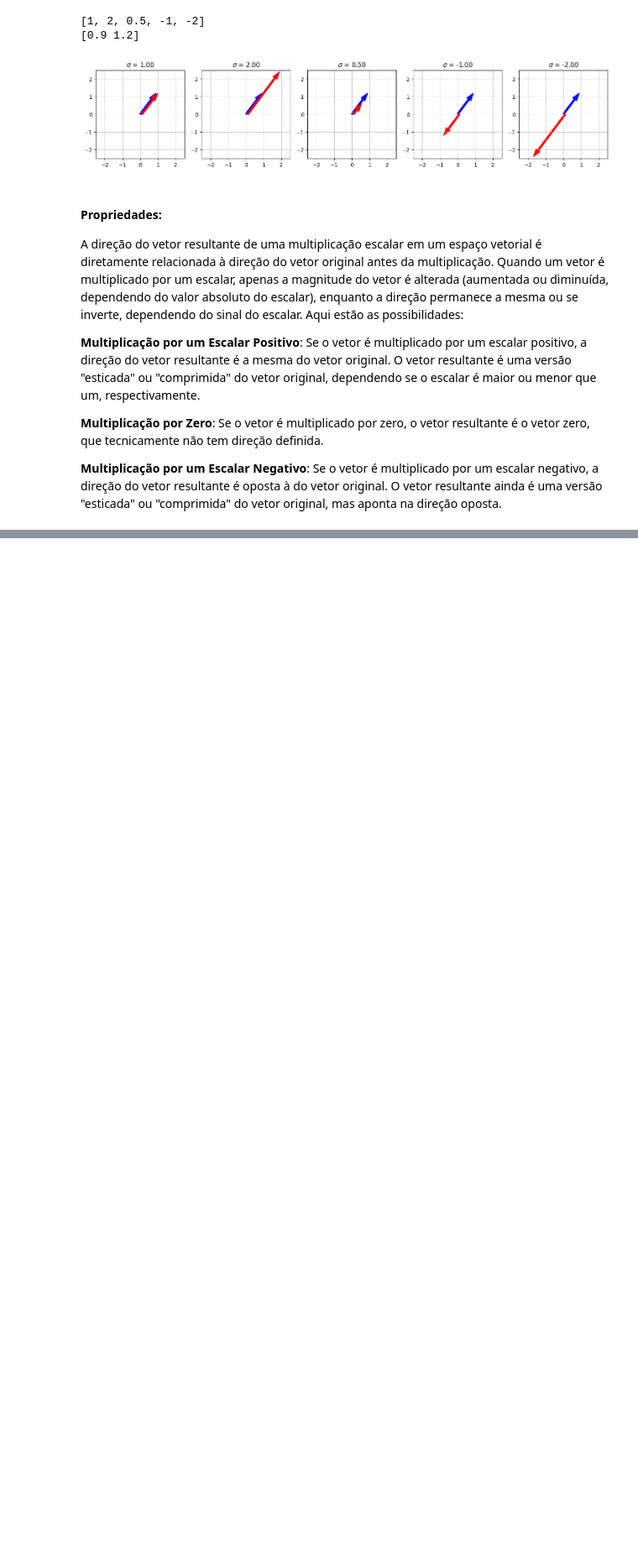
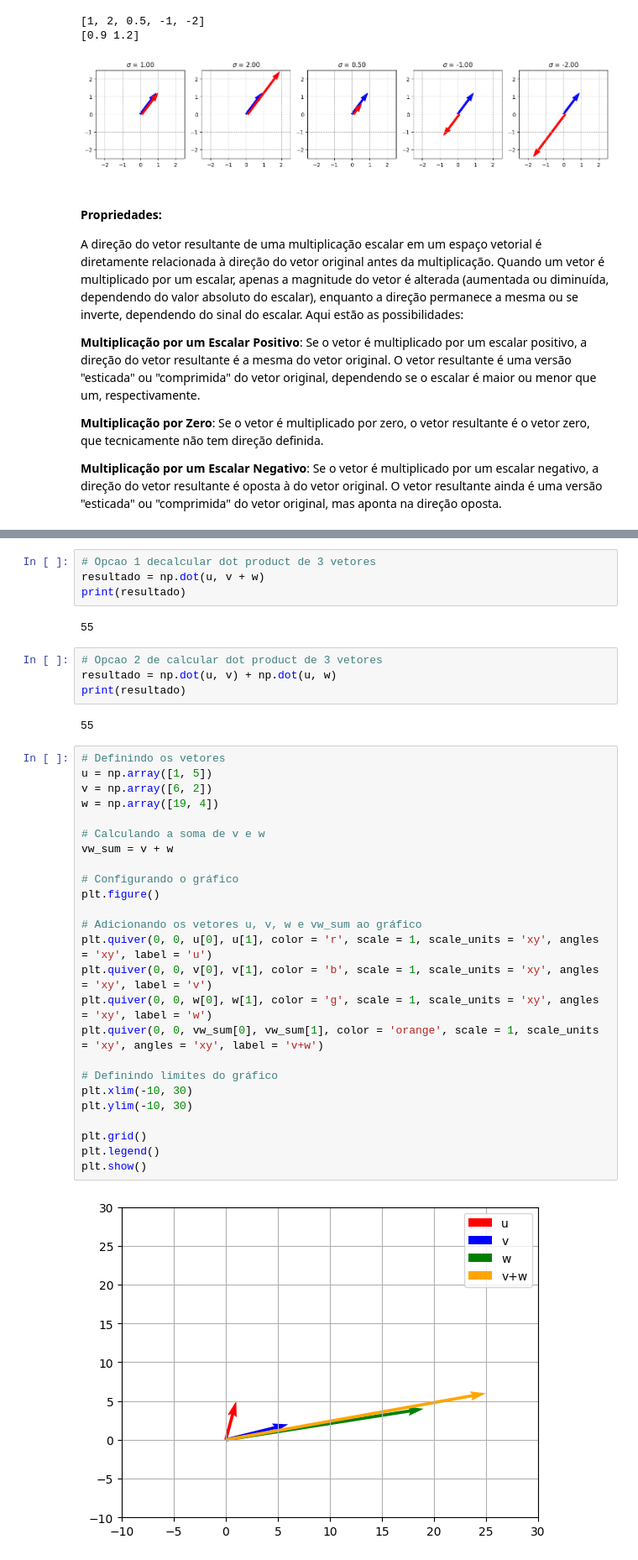
Before and after one commit to prisciladalepiane/machine-learning, a Jupyter notebook: projetos/matematica-estatistica-aplicada/conceitos/04-Representacao-Geometrica-de-Vetores.ipynb, the cells around one changed output, grey strips where cells are left out. Shown at 84% size. Saved outputs shown, nothing was run; the diff lists cells and outputs as text; blank space fills up the shorter version.

```diff
--- a/projetos/matematica-estatistica-aplicada/conceitos/04-Representacao-Geometrica-de-Vetores.ipynb
+++ b/projetos/matematica-estatistica-aplicada/conceitos/04-Representacao-Geometrica-de-Vetores.ipynb
@@ -389,0 +448,39 @@ A direção do vetor resultante de uma multiplicação escalar em um espaço vet
+# %%
+# Opcao 1 decalcular dot product de 3 vetores
+resultado = np.dot(u, v + w)
+print(resultado)
+# %% [output]
+55
+# %%
+# Opcao 2 de calcular dot product de 3 vetores
+resultado = np.dot(u, v) + np.dot(u, w)
+print(resultado)
+# %% [output]
+55
+# %%
+# Definindo os vetores
+u = np.array([1, 5])
+v = np.array([6, 2])
+w = np.array([19, 4])
+
+# Calculando a soma de v e w
+vw_sum = v + w
+
+# Configurando o gráfico
+plt.figure()
+
+# Adicionando os vetores u, v, w e vw_sum ao gráfico
+plt.quiver(0, 0, u[0], u[1], color = 'r', scale = 1, scale_units = 'xy', angles = 'xy', label = 'u')
+plt.quiver(0, 0, v[0], v[1], color = 'b', scale = 1, scale_units = 'xy', angles = 'xy', label = 'v')
+plt.quiver(0, 0, w[0], w[1], color = 'g', scale = 1, scale_units = 'xy', angles = 'xy', label = 'w')
+plt.quiver(0, 0, vw_sum[0], vw_sum[1], color = 'orange', scale = 1, scale_units = 'xy', angles = 'xy', label = 'v+w')
+
+# Definindo limites do gráfico
+plt.xlim(-10, 30)
+plt.ylim(-10, 30)
+
+plt.grid()
+plt.legend()
+plt.show()
+# %% [output]
+[figure, added]
```
Also changed, not shown: parts of 14 cells of this notebook.
